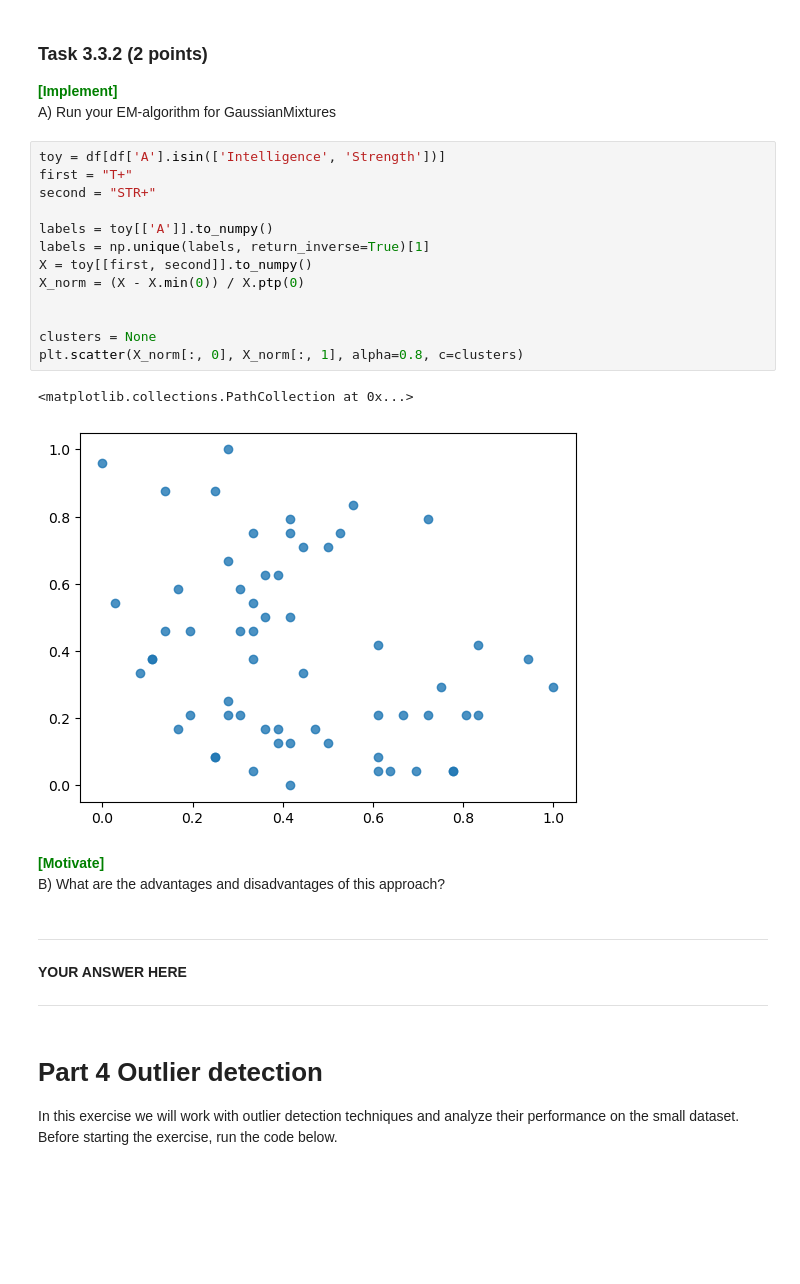
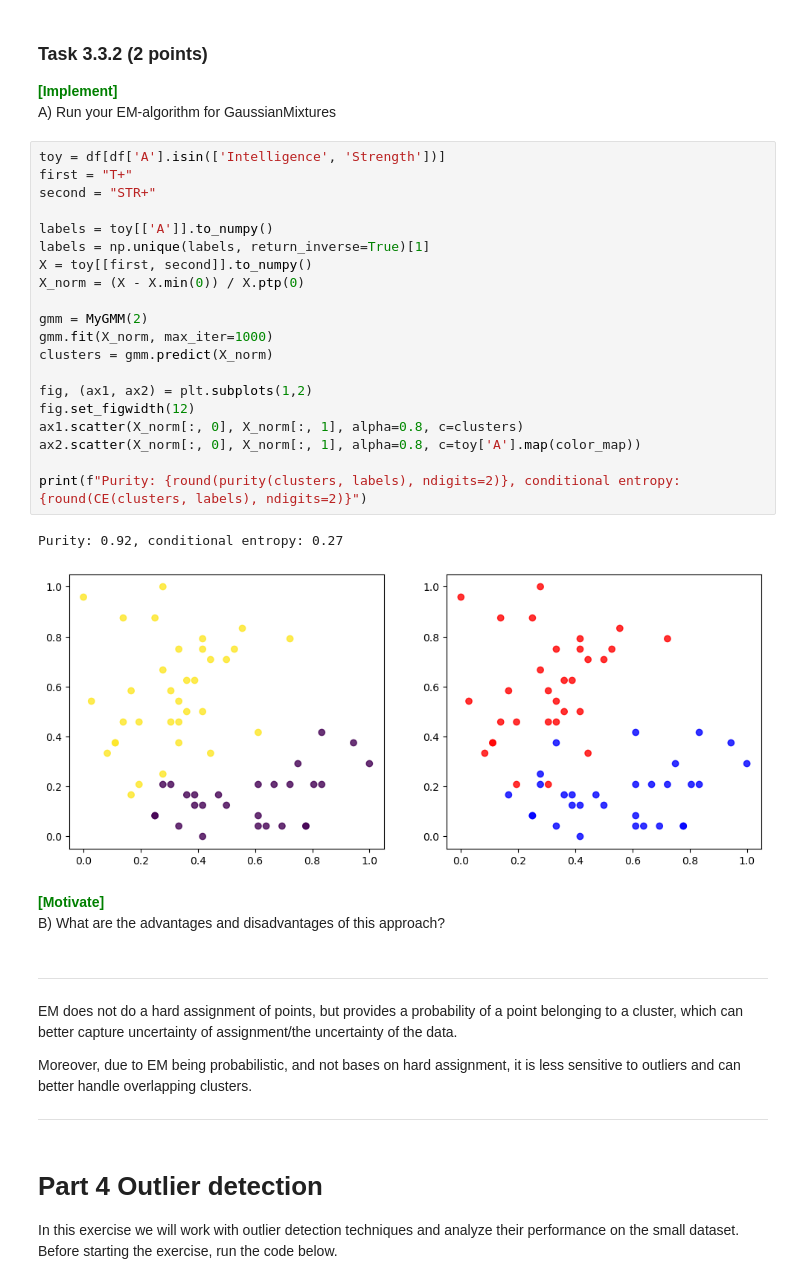
Before and after one commit to SofieHvid/dm2024-exercises-main, a Jupyter notebook: handins/handin1.ipynb, the cells around one changed output. Drawn from its saved outputs; the diff is of its cells as text; blank space fills up the shorter version.

```diff
--- a/handins/handin1.ipynb
+++ b/handins/handin1.ipynb
@@ -1298,26 +1327,36 @@ A) Run your EM-algorithm for GaussianMixtures<br>
 # %%
 toy = df[df['A'].isin(['Intelligence', 'Strength'])]
 first = "T+"
 second = "STR+"
 
 labels = toy[['A']].to_numpy()
 labels = np.unique(labels, return_inverse=True)[1]
 X = toy[[first, second]].to_numpy()
 X_norm = (X - X.min(0)) / X.ptp(0)
 
+gmm = MyGMM(2)
+gmm.fit(X_norm, max_iter=1000)
+clusters = gmm.predict(X_norm)
 
-clusters = None
-plt.scatter(X_norm[:, 0], X_norm[:, 1], alpha=0.8, c=clusters)
+fig, (ax1, ax2) = plt.subplots(1,2)
+fig.set_figwidth(12)
+ax1.scatter(X_norm[:, 0], X_norm[:, 1], alpha=0.8, c=clusters)
+ax2.scatter(X_norm[:, 0], X_norm[:, 1], alpha=0.8, c=toy['A'].map(color_map))
+
+print(f"Purity: {round(purity(clusters, labels), ndigits=2)}, conditional entropy: {round(CE(clusters, labels), ndigits=2)}")
 # %% [output]
-<matplotlib.collections.PathCollection at 0x...>
+Purity: 0.92, conditional entropy: 0.27
-[figure, old version]
+[figure, new version]
 # %% [markdown]
 <span style='color: green'>**\[Motivate\]**</span><br>
 B) What are the advantages and disadvantages of this approach?<br>
-# %% [markdown]
-*******************
-**YOUR ANSWER HERE**
-******************
+# %% [markdown]
+*******************
+EM does not do a hard assignment of points, but provides a probability of a point belonging to a cluster, which can better capture uncertainty of assignment/the uncertainty of the data.
+
+Moreover, due to EM being probabilistic, and not bases on hard assignment, it is less sensitive to outliers and can better handle overlapping clusters.
+
+******************
 # %% [markdown]
 # Part 4 Outlier detection
 In this exercise we will work with outlier detection techniques and analyze their performance on the small dataset. Before starting the exercise, run the code below.
```
Also changed, not shown: parts of 4 cells of this notebook.
